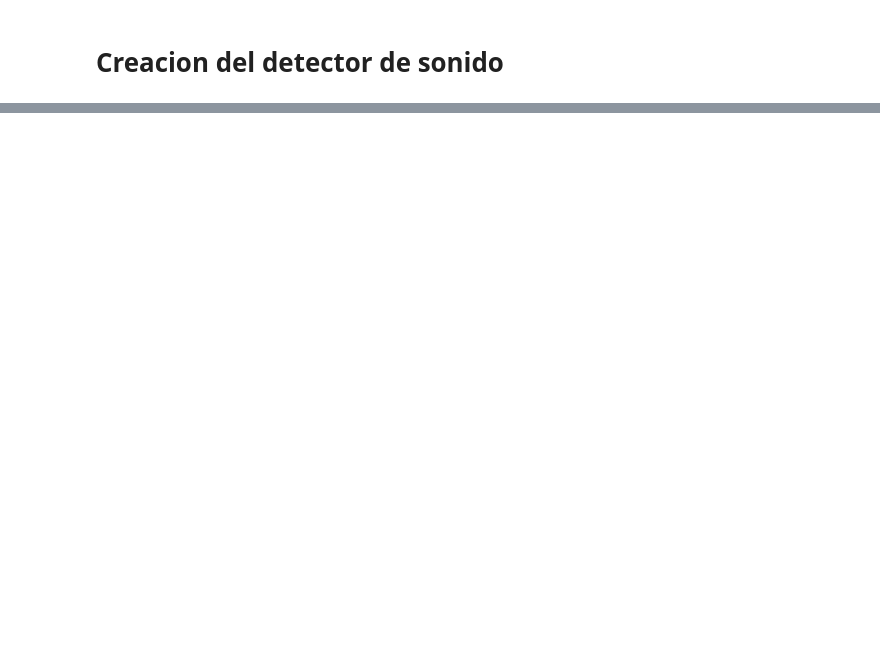
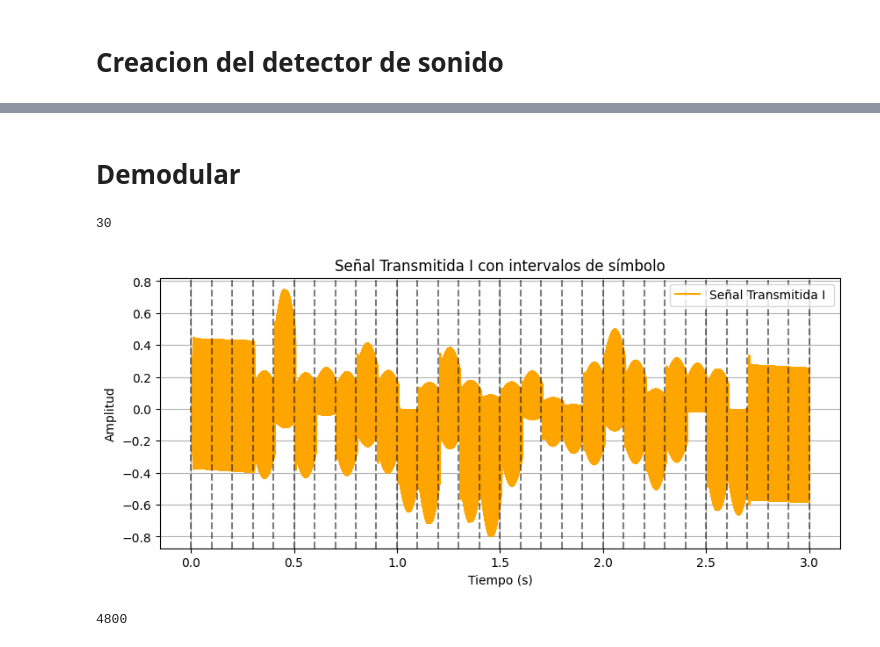
Before and after one commit to jbcgames/Proyecto_Final_PDS, a Jupyter notebook: Receptor.ipynb, the cells around one changed output, grey strips where cells are left out. Saved outputs shown, nothing was run; the diff lists cells and outputs as text; code cells hidden in the pictures; blank space fills up the shorter version.

```diff
--- a/Receptor.ipynb
+++ b/Receptor.ipynb
@@ -416,0 +395,29 @@ RuntimeError: No se detectó START (umbral muy alto o preámbulo no coincide).
+# %% [markdown]
+# Demodular
+# %%
+# Multiplicar la señal modulada por las portadoras I y Q
+Portadora_I = np.cos(2 * np.pi * fc * t_msg + phase_correction)
+Portadora_Q = np.sin(2 * np.pi * fc * t_msg + phase_correction)
+Pre_Filtro_I = rx_msg* Portadora_I  # Simulación de la transmisión
+Pre_Filtro_Q = rx_msg * Portadora_Q  # Simulación de la transmisión
+
+
+cantidad_de_simbolo= int(len(t_msg)/(Tb*fs))
+print(cantidad_de_simbolo)
+# Graficar i con los intervalos de cada símbolo
+plt.figure(figsize=(10,4))
+plt.plot(t_msg, Pre_Filtro_I, label='Señal Transmitida I ', color='orange')
+for i in range (0, cantidad_de_simbolo+1):
+    plt.axvline(i*Tb, color='k', linestyle='--', alpha=0.5)
+plt.xlabel('Tiempo (s)')
+plt.ylabel('Amplitud')
+plt.title('Señal Transmitida I con intervalos de símbolo')
+plt.legend()
+plt.grid(True)
+plt.show()
+duracion_simbolo = int(len(rx_msg) / cantidad_de_simbolo)
+print(duracion_simbolo)
+# %% [output]
+30
+[figure, added]
+4800
```
Also changed, not shown: parts of 12 cells of this notebook, 1 other file.
